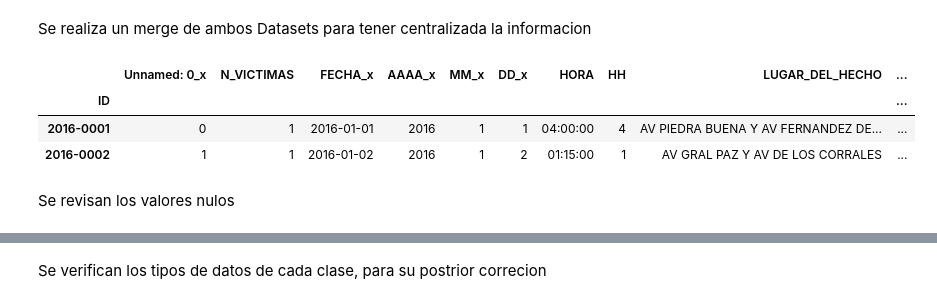
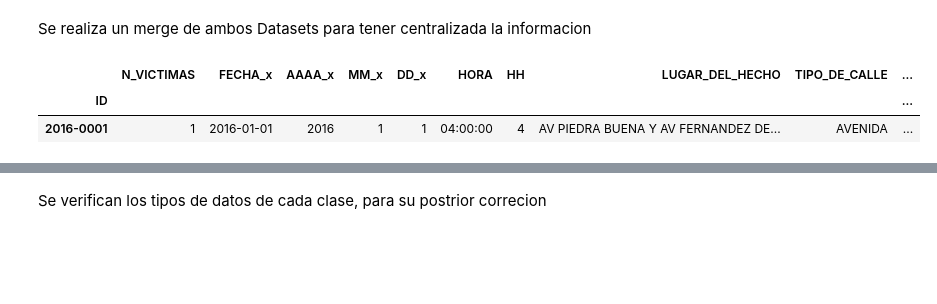
Before and after one commit to NestorSaenz/Accidentes-viales-Buenos-Aires, a Jupyter notebook: ETL.ipynb, the cells around one changed output, grey strips where cells are left out. Cells and saved outputs as stored; diff of their text form; code cells hidden in the pictures; blank space fills up the shorter version.

```diff
--- a/ETL.ipynb
+++ b/ETL.ipynb
@@ -31,16 +31,11 @@ df_victimas.head(1)
 # %% [markdown]
 Se realiza un merge de ambos Datasets para tener centralizada la informacion
 # %%
-df = pd.merge(df_hechos, df_victimas, left_on='ID', right_on='ID_hecho')
-df = pd.merge(df_hechos, df_victimas, left_on='ID', right_on='ID_hecho', how='inner')
+df = pd.merge(df1, df2, left_on='ID', right_on='ID_hecho', how= 'inner')
 df.set_index('ID', inplace=True)
-#df = df.drop('ID_hecho', axis=1)
+pd.set_option('display.max_columns', None)
+df.head(1)
+# %% [output]
+|  | N_VICTIMAS | FECHA_x | AAAA_x | MM_x | DD_x | HORA | HH | LUGAR_DEL_HECHO | TIPO_DE_CALLE | ... |
+| ID |  |  |  |  |  |  |  |  |  | ... |
+| 2016-0001 | 1 | 2016-01-01 | 2016 | 1 | 1 | 04:00:00 | 4 | AV PIEDRA BUENA Y AV FERNANDEZ DE... | AVENIDA | ... |
-# %%
-df.head(2)
-# %% [output]
-|  | Unnamed: 0_x | N_VICTIMAS | FECHA_x | AAAA_x | MM_x | DD_x | HORA | HH | LUGAR_DEL_HECHO | ... |
-| ID |  |  |  |  |  |  |  |  |  | ... |
-| 2016-0001 | 0 | 1 | 2016-01-01 | 2016 | 1 | 1 | 04:00:00 | 4 | AV PIEDRA BUENA Y AV FERNANDEZ DE... | ... |
-| 2016-0002 | 1 | 1 | 2016-01-02 | 2016 | 1 | 2 | 01:15:00 | 1 | AV GRAL PAZ Y AV DE LOS CORRALES | ... |
-# %% [markdown]
-Se revisan los valores nulos
```
Also changed, not shown: parts of 72 cells of this notebook, 3 other files.
